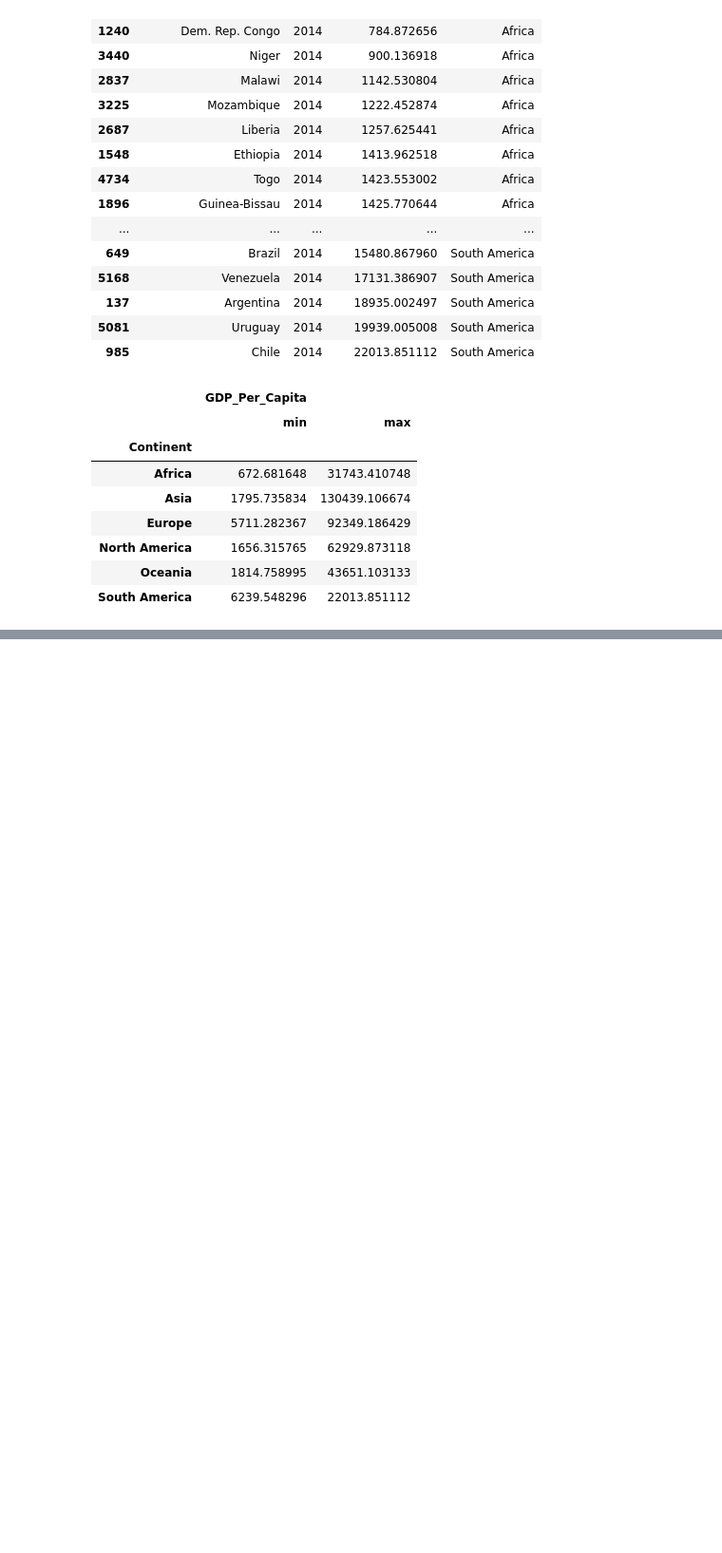
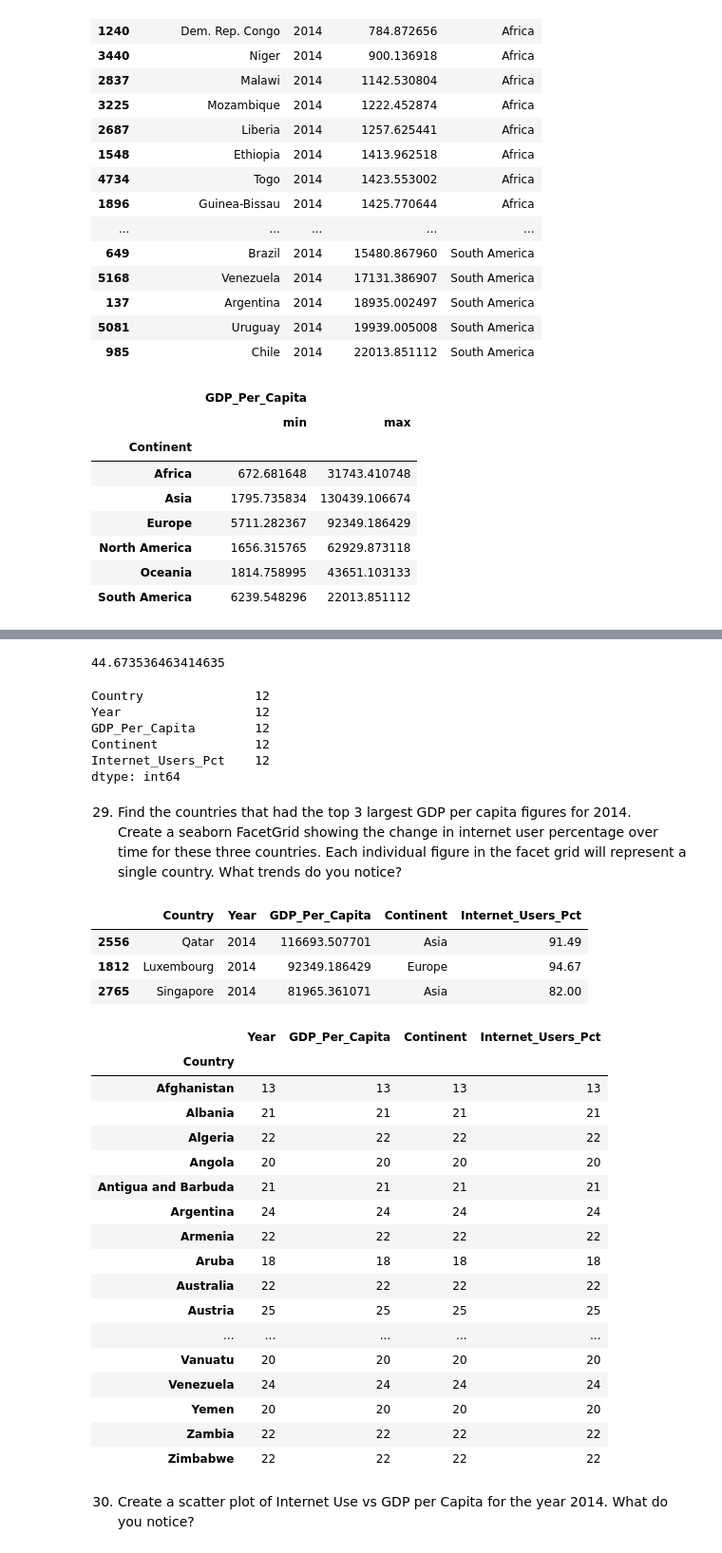
Before and after one commit to nss-data-science-cohort-4/dq1-undata-maggimckenzie, a Jupyter notebook: notebooks/UN_Data_Exploration.ipynb, the cells around one changed output, grey strips where cells are left out. Shown at 95% size. Saved outputs shown, nothing was run; the diff lists cells and outputs as text; code cells hidden in the pictures; blank space fills up the shorter version.

```diff
--- a/notebooks/UN_Data_Exploration.ipynb
+++ b/notebooks/UN_Data_Exploration.ipynb
@@ -640,3 +802,5 @@ keep the maximum number of countries possible.
+# %%
+gdp_and_internet_use = gdp_df.merge(internet_df, on=(['Country', 'Year']))
 # %% [markdown]
 27. Look at the first five rows of your new data frame to confirm it merged
 correctly. Also, check the last five rows to make sure the data is clean and
@@ -647,0 +843,48 @@ mean internet users percentage in 2014? How many countries have at least
+# %%
+gdp_and_internet_use_2014['Internet_Users_Pct'].mean()
+# %% [output]
+44.673536463414635
+# %%
+gdp_and_internet_use_2014[gdp_and_internet_use_2014['Internet_Users_Pct']>=90].count()
+# %% [output]
+Country               12
+Year                  12
+GDP_Per_Capita        12
+Continent             12
+Internet_Users_Pct    12
+dtype: int64
+# %% [markdown]
+29. Find the countries that had the top 3 largest GDP per capita figures for
+2014.<br>
+Create a seaborn FacetGrid showing the change in internet user percentage over time for these three countries. Each individual figure in the facet grid will represent a single country. What trends do you notice?
+# %%
+gdp_and_internet_use_2014.sort_values(['GDP_Per_Capita'], ascending=False).head(3)
+# %% [output]
+|  | Country | Year | GDP_Per_Capita | Continent | Internet_Users_Pct |
+| 2556 | Qatar | 2014 | 116693.507701 | Asia | 91.49 |
+| 1812 | Luxembourg | 2014 | 92349.186429 | Europe | 94.67 |
+| 2765 | Singapore | 2014 | 81965.361071 | Asia | 82.00 |
+# %%
+gdp_and_internet_use.groupby('Country').count()
+# %% [output]
+|  | Year | GDP_Per_Capita | Continent | Internet_Users_Pct |
+| Country |  |  |  |  |
+| Afghanistan | 13 | 13 | 13 | 13 |
+| Albania | 21 | 21 | 21 | 21 |
+| Algeria | 22 | 22 | 22 | 22 |
+| Angola | 20 | 20 | 20 | 20 |
+| Antigua and Barbuda | 21 | 21 | 21 | 21 |
+| Argentina | 24 | 24 | 24 | 24 |
+| Armenia | 22 | 22 | 22 | 22 |
+| Aruba | 18 | 18 | 18 | 18 |
+| Australia | 22 | 22 | 22 | 22 |
+| Austria | 25 | 25 | 25 | 25 |
+| ... | ... | ... | ... | ... |
+| Vanuatu | 20 | 20 | 20 | 20 |
+| Venezuela | 24 | 24 | 24 | 24 |
+| Yemen | 20 | 20 | 20 | 20 |
+| Zambia | 22 | 22 | 22 | 22 |
+| Zimbabwe | 22 | 22 | 22 | 22 |
+# %% [markdown]
+30. Create a scatter plot of Internet Use vs GDP per Capita for the year 2014.
+What do you notice?
```
Also changed, not shown: parts of 48 cells of this notebook.
